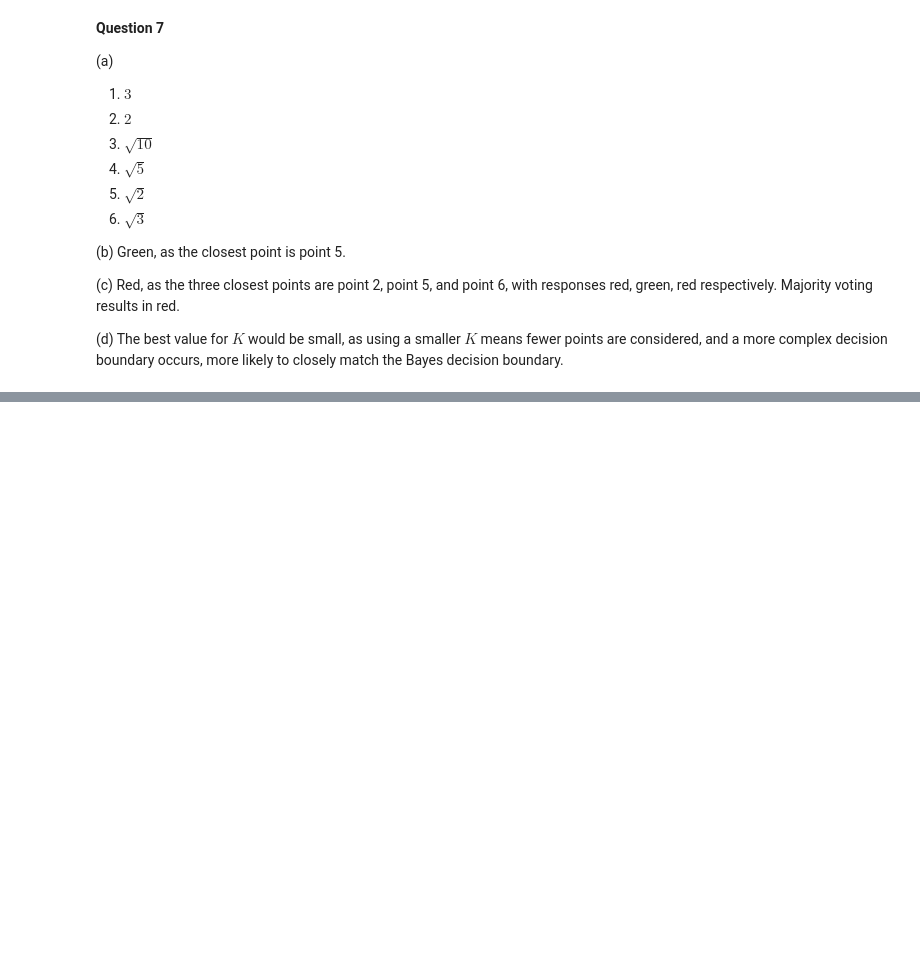
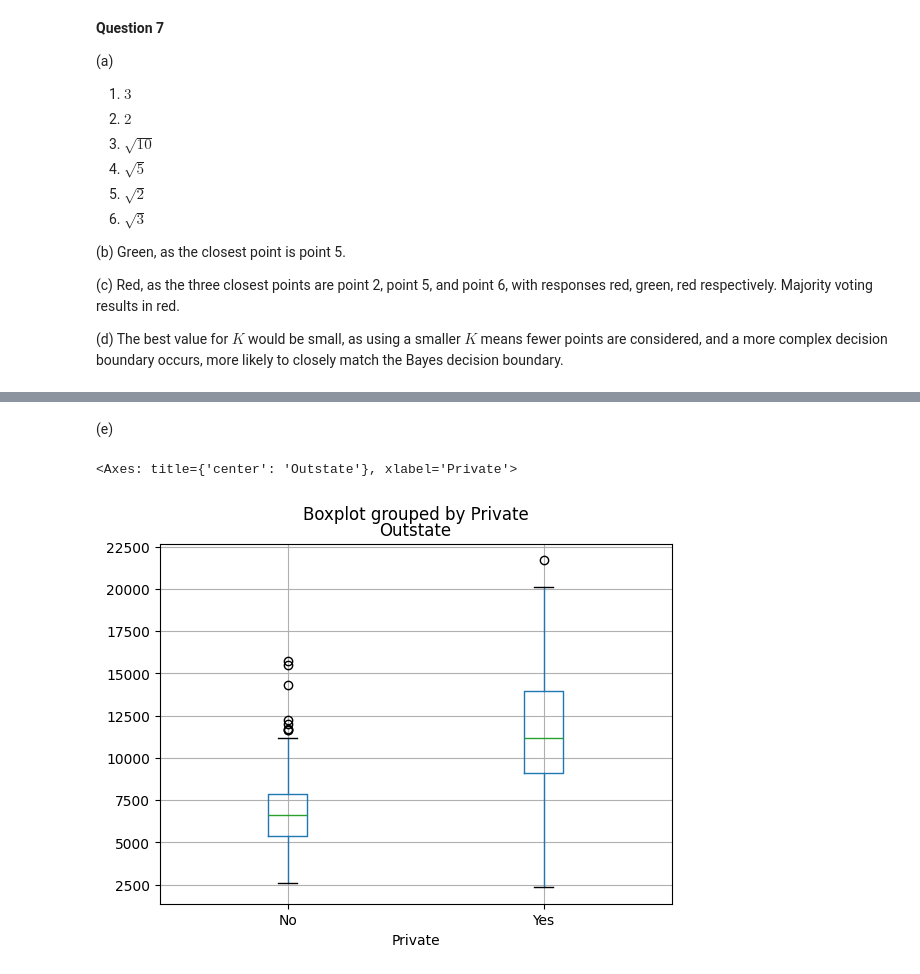
Before and after one commit to NedStickler/islp, a Jupyter notebook: src/chapter_2.ipynb, the cells around one changed output, grey strips where cells are left out. Drawn from its saved outputs; the diff is of its cells as text; code cells hidden in the pictures; blank space fills up the shorter version.

```diff
--- a/src/chapter_2.ipynb
+++ b/src/chapter_2.ipynb
@@ -1051,0 +1108,7 @@ Parametric approaches make assumptions about the functional form of the data dis
+# %% [markdown]
+(e)
+# %%
+college.boxplot("Outstate", "Private")
+# %% [output]
+<Axes: title={'center': 'Outstate'}, xlabel='Private'>
+[figure, added]
```
Also changed, not shown: parts of 13 cells of this notebook.
